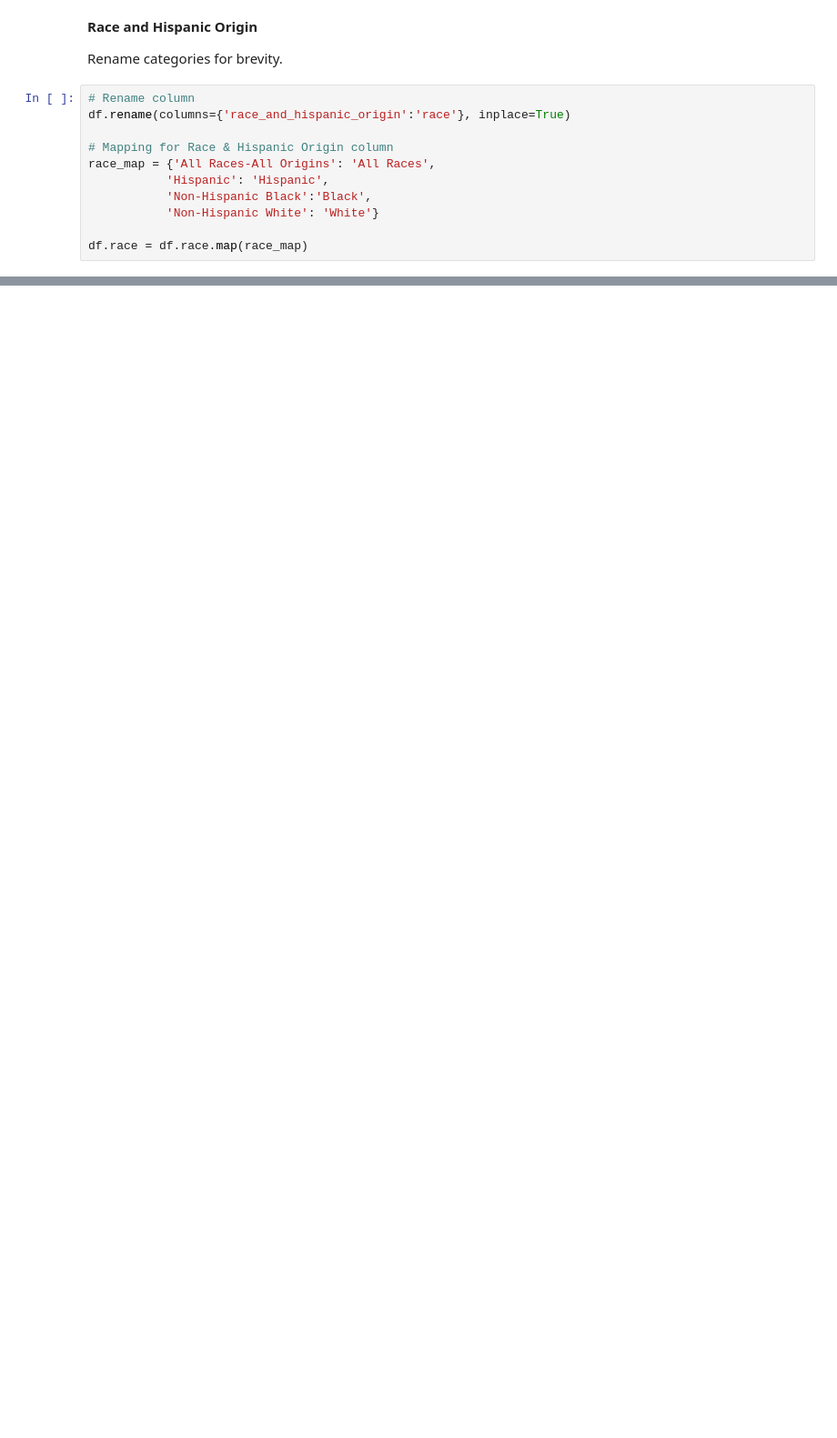
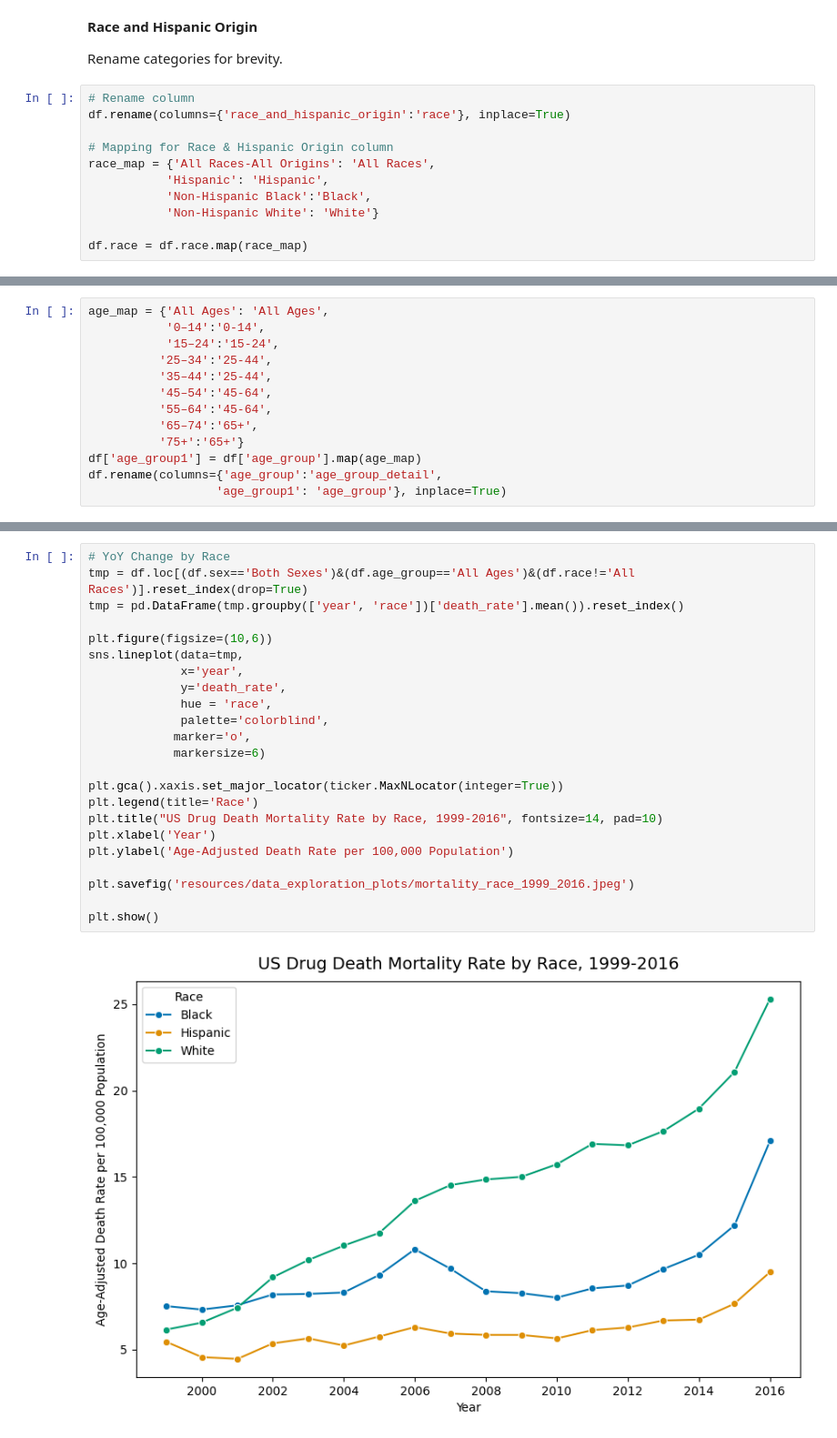
Before and after one commit to amberteetsel/substance-abuse-predictions, a Jupyter notebook: AmberDataCleaning.ipynb, the cells around one changed output, grey strips where cells are left out. Shown at 91% size. Cells and saved outputs as stored; diff of their text form; blank space fills up the shorter version.

```diff
--- a/AmberDataCleaning.ipynb
+++ b/AmberDataCleaning.ipynb
@@ -100,0 +142,13 @@ df.head()
+# %%
+age_map = {'All Ages': 'All Ages',
+           '0–14':'0-14',
+           '15–24':'15-24',
+          '25–34':'25-44',
+          '35–44':'25-44',
+          '45–54':'45-64',
+          '55–64':'45-64',
+          '65–74':'65+',
+          '75+':'65+'}
+df['age_group1'] = df['age_group'].map(age_map)
+df.rename(columns={'age_group':'age_group_detail',
+                  'age_group1': 'age_group'}, inplace=True)
@@ -100,0 +294,25 @@ df.head()
+# %%
+# YoY Change by Race
+tmp = df.loc[(df.sex=='Both Sexes')&(df.age_group=='All Ages')&(df.race!='All Races')].reset_index(drop=True)
+tmp = pd.DataFrame(tmp.groupby(['year', 'race'])['death_rate'].mean()).reset_index()
+
+plt.figure(figsize=(10,6))
+sns.lineplot(data=tmp,
+             x='year',
+             y='death_rate',
+             hue = 'race',
+             palette='colorblind',
+            marker='o',
+            markersize=6)
+
+plt.gca().xaxis.set_major_locator(ticker.MaxNLocator(integer=True))
+plt.legend(title='Race')
+plt.title("US Drug Death Mortality Rate by Race, 1999-2016", fontsize=14, pad=10)
+plt.xlabel('Year')
+plt.ylabel('Age-Adjusted Death Rate per 100,000 Population')
+
+plt.savefig('resources/data_exploration_plots/mortality_race_1999_2016.jpeg')
+
+plt.show()
+# %% [output]
+[figure, added]
```
Also changed, not shown: parts of 32 cells of this notebook.
